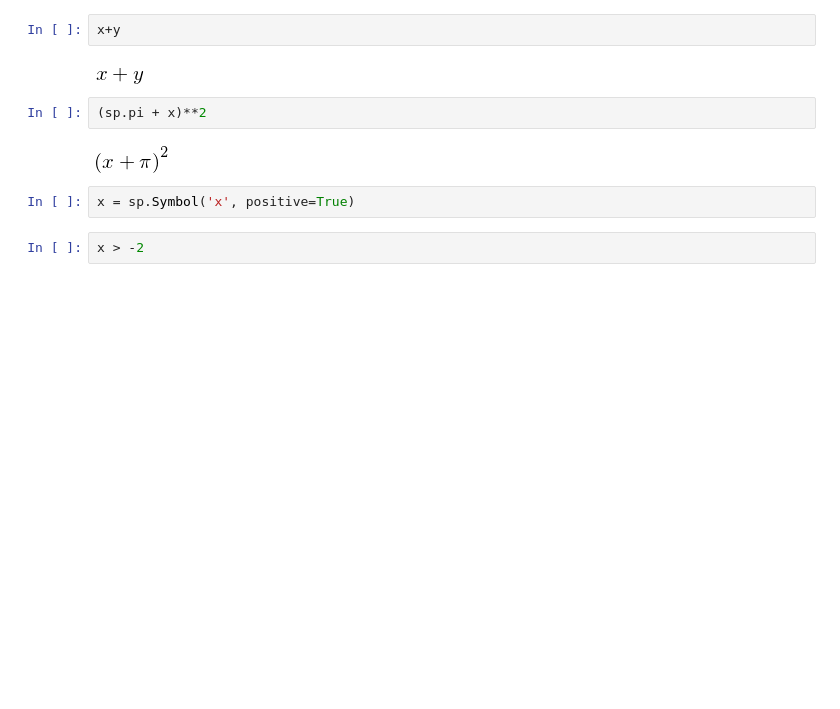
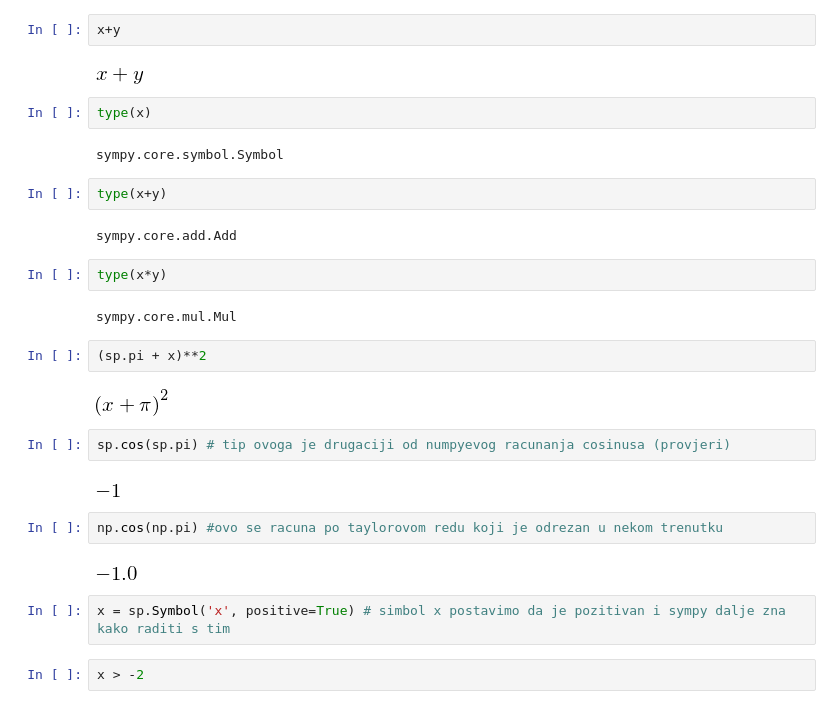
Before and after one commit to sasospoljar/Matematicki-softver, a Jupyter notebook: ms-master/Predavanje 4.ipynb, the cells around one changed output. Cells and saved outputs as stored; diff of their text form; blank space fills up the shorter version.

```diff
--- a/ms-master/Predavanje 4.ipynb
+++ b/ms-master/Predavanje 4.ipynb
@@ -261,12 +261,32 @@ x
 x+y
 # %% [output]
 [figure]
+# %%
+type(x)
+# %% [output]
+sympy.core.symbol.Symbol
+# %%
+type(x+y)
+# %% [output]
+sympy.core.add.Add
+# %%
+type(x*y)
+# %% [output]
+sympy.core.mul.Mul
 # %%
 (sp.pi + x)**2
 # %% [output]
 [figure]
+# %%
+sp.cos(sp.pi) # tip ovoga je drugaciji od numpyevog racunanja cosinusa (provjeri)
+# %% [output]
+[figure, added]
+# %%
+np.cos(np.pi) #ovo se racuna po taylorovom redu koji je odrezan u nekom trenutku
+# %% [output]
+[figure, added]
 # %%
-x = sp.Symbol('x', positive=True)
+x = sp.Symbol('x', positive=True) # simbol x postavimo da je pozitivan i sympy dalje zna kako raditi s tim
 # %%
 x > -2
 # %% [output]
```
Also changed, not shown: parts of 14 cells of this notebook.
